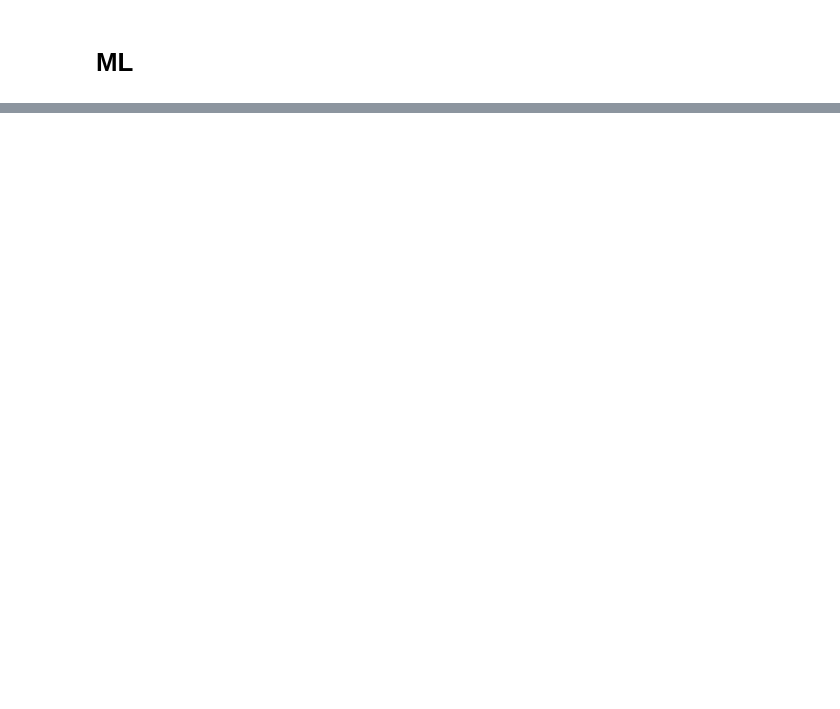
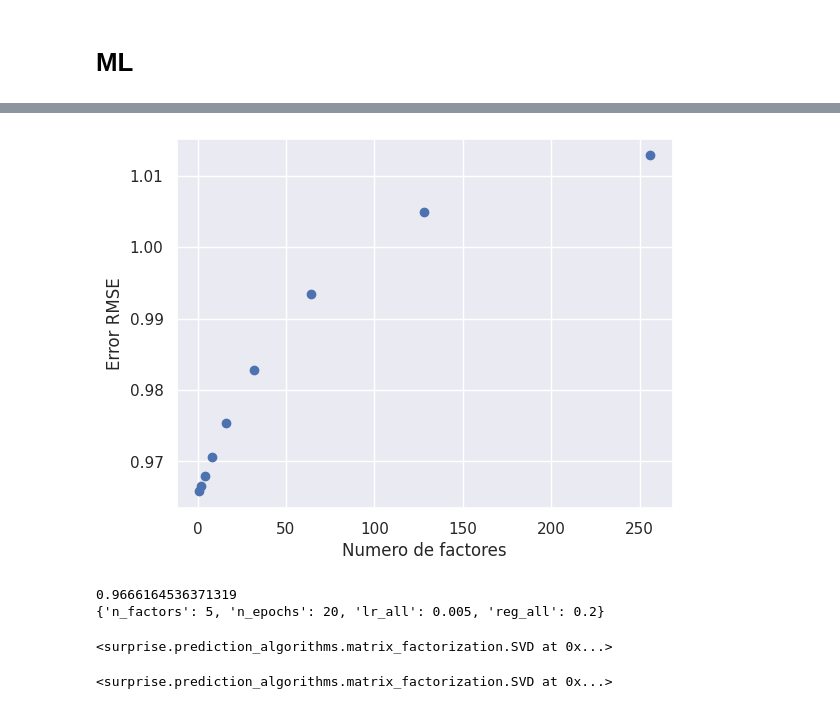
Before and after one commit to printer130/pi_ml_ops_api, a Jupyter notebook: EDA.ipynb, the cells around one changed output, grey strips where cells are left out. Cells and saved outputs as stored; diff of their text form; code cells hidden in the pictures; blank space fills up the shorter version.

```diff
--- a/EDA.ipynb
+++ b/EDA.ipynb
@@ -134,0 +153,7 @@ data
+# %%
+trainset, testset = train_test_split(data_surprise, test_size=.3)
+# %%
+from surprise import SVD
+model = SVD()
+# %%
+model.fit(trainset)
@@ -134,0 +292,11 @@ data
+# %%
+from surprise.model_selection import cross_validate
+
+rmse_test_means = []
+factores = [1, 2, 4, 8, 16, 32, 64, 128, 256]
+
+for factor in factores:
+    print(factor)
+    model = SVD(n_factors=factor)
+    cv = cross_validate(model, data_surprise, measures=['RMSE'], cv = 3, verbose=True)
+    rmse_test_means.append(np.mean(cv['test_rmse']))
@@ -134,0 +321,7 @@ data
+# %%
+plt.scatter(factores, rmse_test_means)
+plt.xlabel('Numero de factores')
+plt.ylabel('Error RMSE')
+plt.show()
+# %% [output]
+[figure, added]
@@ -134,0 +337,16 @@ data
+# %%
+
+print(gs.best_score['rmse'])
+print(gs.best_params['rmse'])
+# %% [output]
+0.9666164536371319
+{'n_factors': 5, 'n_epochs': 20, 'lr_all': 0.005, 'reg_all': 0.2}
+# %%
+best_model = gs.best_estimator['rmse']
+best_model
+# %% [output]
+<surprise.prediction_algorithms.matrix_factorization.SVD at 0x...>
+# %%
+best_model.fit(trainset)
+# %% [output]
+<surprise.prediction_algorithms.matrix_factorization.SVD at 0x...>
```
Also changed, not shown: parts of 45 cells of this notebook, 8 other files.
